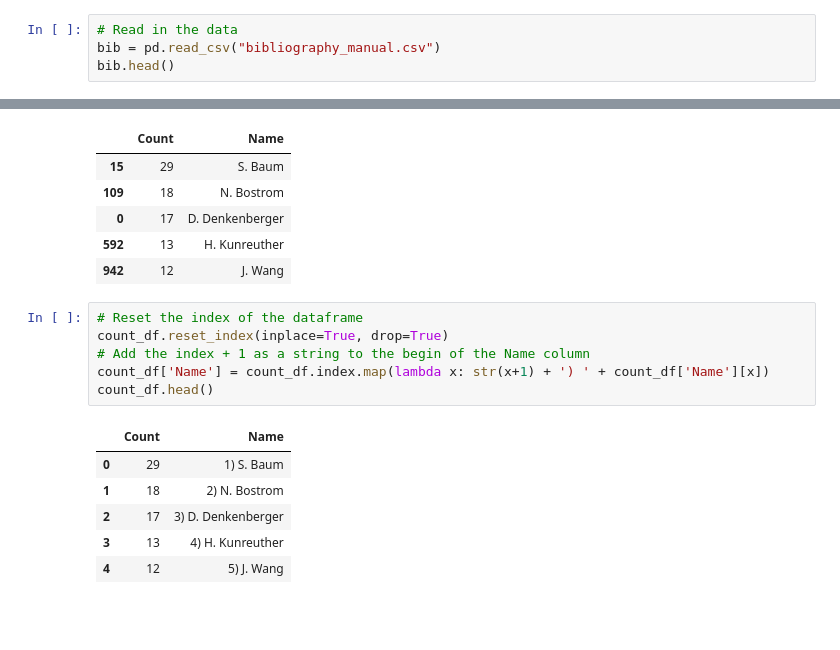
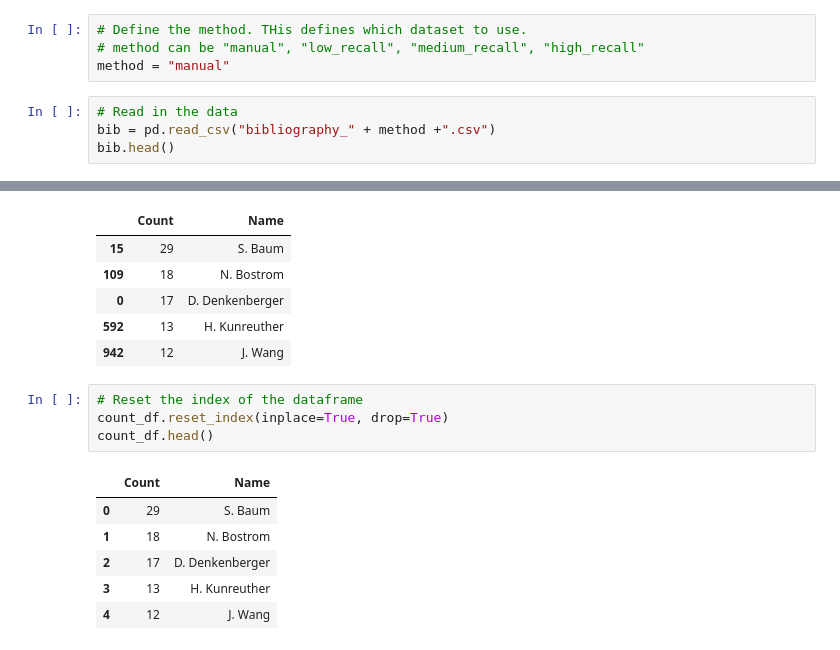
Before and after one commit to florianjehn/X-Risk-Rank, a Jupyter notebook: name_counting.ipynb, the cells around one changed output, grey strips where cells are left out. Saved outputs shown, nothing was run; the diff lists cells and outputs as text; blank space fills up the shorter version.

```diff
--- a/name_counting.ipynb
+++ b/name_counting.ipynb
@@ -6,9 +6,13 @@ from utils import create_author_count_dataframe
 # %%
 # Import necessary libraries
 import pandas as pd
+# %%
+# Define the method. THis defines which dataset to use.
+# method can be "manual", "low_recall", "medium_recall", "high_recall"
+method = "manual"
 # %%
 # Read in the data
-bib = pd.read_csv("bibliography_manual.csv")
+bib = pd.read_csv("bibliography_" + method +".csv")
 bib.head()
 # %% [output]
 |  | Authors | Year | Title | Journal | Volume | Issue | DOI | Number_of_Assessments | Number_Relevant | ... |
@@ -48,14 +52,12 @@ count_df.head()
 # %%
 # Reset the index of the dataframe
 count_df.reset_index(inplace=True, drop=True)
-# Add the index + 1 as a string to the begin of the Name column
-count_df['Name'] = count_df.index.map(lambda x: str(x+1) + ') ' + count_df['Name'][x])
 count_df.head()
 # %% [output]
 |  | Count | Name |
-| 0 | 29 | 1) S. Baum |
-| 1 | 18 | 2) N. Bostrom |
-| 2 | 17 | 3) D. Denkenberger |
-| 3 | 13 | 4) H. Kunreuther |
-| 4 | 12 | 5) J. Wang |
+| 0 | 29 | S. Baum |
+| 1 | 18 | N. Bostrom |
+| 2 | 17 | D. Denkenberger |
+| 3 | 13 | H. Kunreuther |
+| 4 | 12 | J. Wang |
 # %%
```
Also changed, not shown: parts of 1 cell of this notebook, 5 other files.
